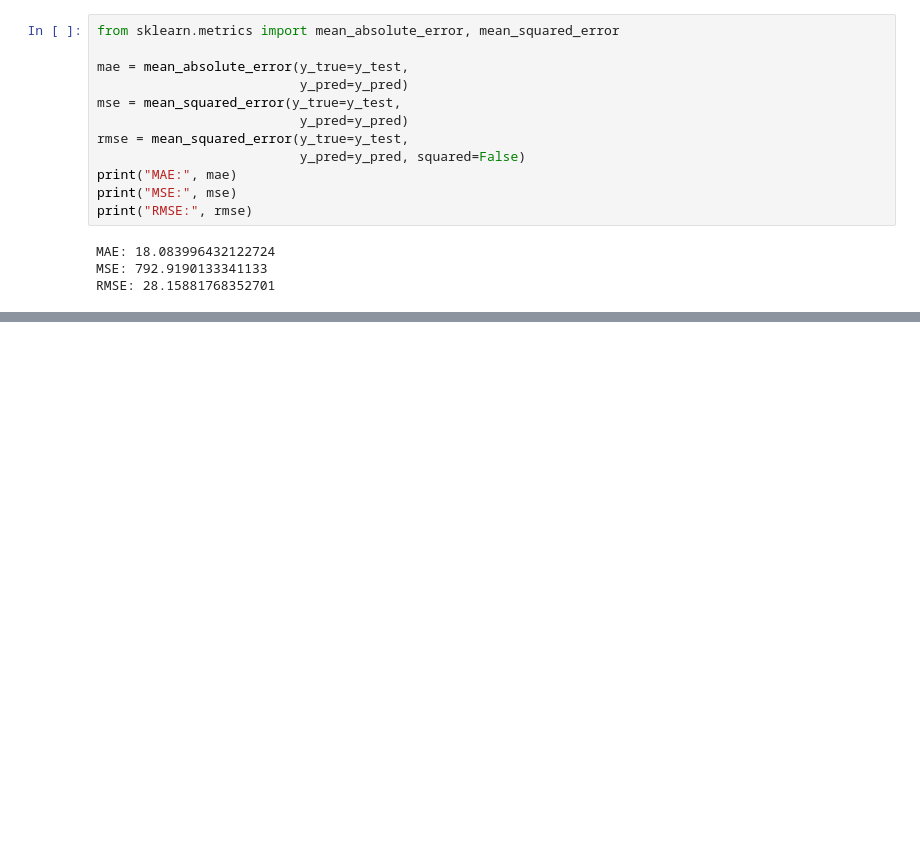
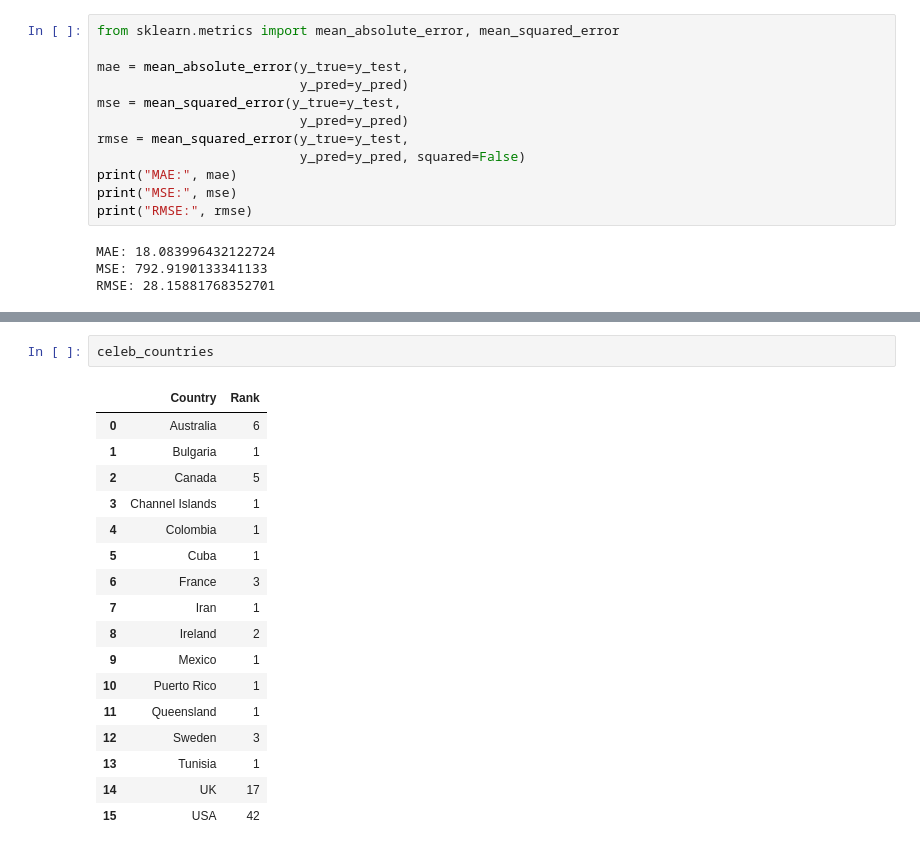
Before and after one commit to mmartin46/Data_Science_Research, a Jupyter notebook: CelebTextMining.ipynb, the cells around one changed output, grey strips where cells are left out. Saved outputs shown, nothing was run; the diff lists cells and outputs as text; blank space fills up the shorter version.

```diff
--- a/CelebTextMining.ipynb
+++ b/CelebTextMining.ipynb
@@ -216,0 +225,20 @@ RMSE: 28.15881768352701
+# %%
+celeb_countries
+# %% [output]
+|  | Country | Rank |
+| 0 | Australia | 6 |
+| 1 | Bulgaria | 1 |
+| 2 | Canada | 5 |
+| 3 | Channel Islands | 1 |
+| 4 | Colombia | 1 |
+| 5 | Cuba | 1 |
+| 6 | France | 3 |
+| 7 | Iran | 1 |
+| 8 | Ireland | 2 |
+| 9 | Mexico | 1 |
+| 10 | Puerto Rico | 1 |
+| 11 | Queensland | 1 |
+| 12 | Sweden | 3 |
+| 13 | Tunisia | 1 |
+| 14 | UK | 17 |
+| 15 | USA | 42 |
```
Also changed, not shown: parts of 1 cell of this notebook.
